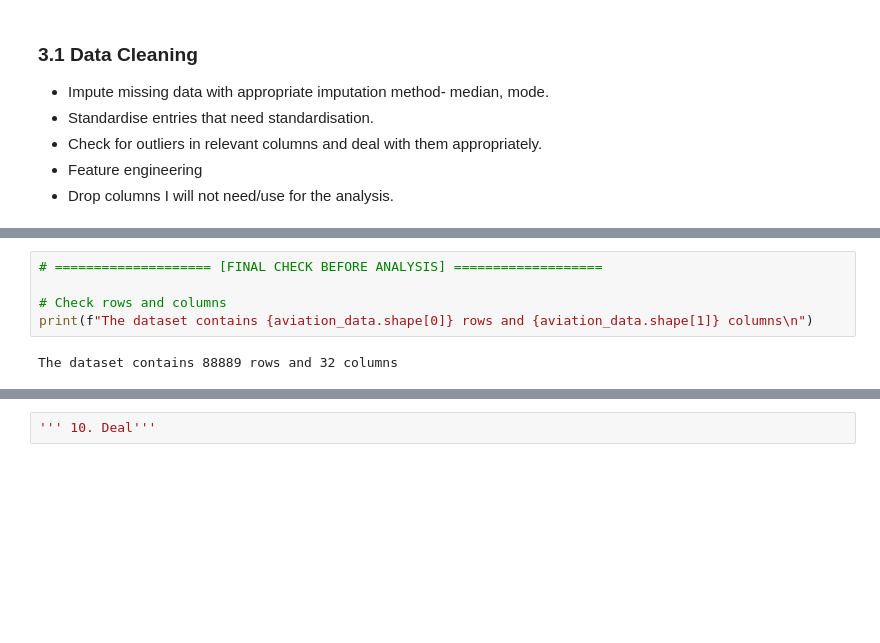
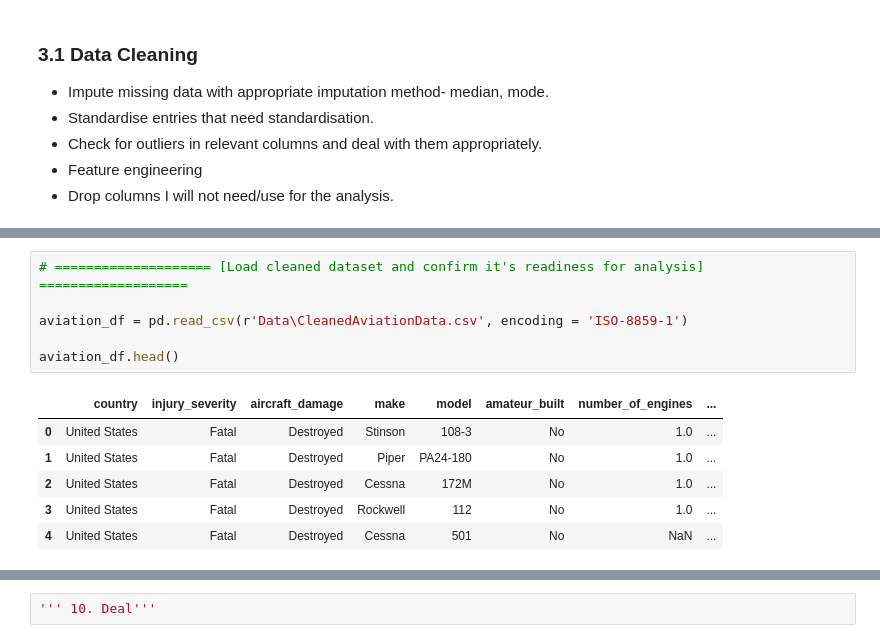
Before and after one commit to Vain-Guy/Capstone-Project-Moringa, a Jupyter notebook: notebook.ipynb, the cells around one changed output, grey strips where cells are left out. Cells and saved outputs as stored; diff of their text form; blank space fills up the shorter version.

```diff
--- a/notebook.ipynb
+++ b/notebook.ipynb
@@ -754,7 +900,13 @@ Null count after imputation: 0
 # %%
-# ==================== [FINAL CHECK BEFORE ANALYSIS] ===================
+# ==================== [Load cleaned dataset and confirm it's readiness for analysis] ===================
 
-# Check rows and columns
-print(f"The dataset contains {aviation_data.shape[0]} rows and {aviation_data.shape[1]} columns\n")
+aviation_df = pd.read_csv(r'Data\CleanedAviationData.csv', encoding = 'ISO-8859-1')
+
+aviation_df.head()
 # %% [output]
-The dataset contains 88889 rows and 32 columns
+|  | country | injury_severity | aircraft_damage | make | model | amateur_built | number_of_engines | ... |
+| 0 | United States | Fatal | Destroyed | Stinson | 108-3 | No | 1.0 | ... |
+| 1 | United States | Fatal | Destroyed | Piper | PA24-180 | No | 1.0 | ... |
+| 2 | United States | Fatal | Destroyed | Cessna | 172M | No | 1.0 | ... |
+| 3 | United States | Fatal | Destroyed | Rockwell | 112 | No | 1.0 | ... |
+| 4 | United States | Fatal | Destroyed | Cessna | 501 | No | NaN | ... |
```
Also changed, not shown: parts of 39 cells of this notebook, 8 other files.
